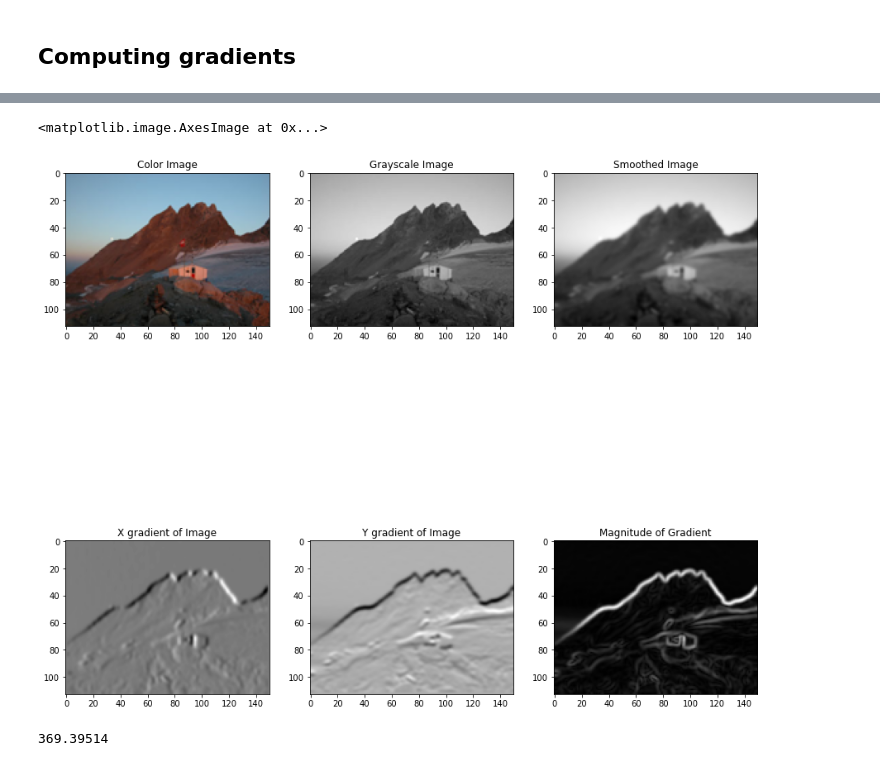
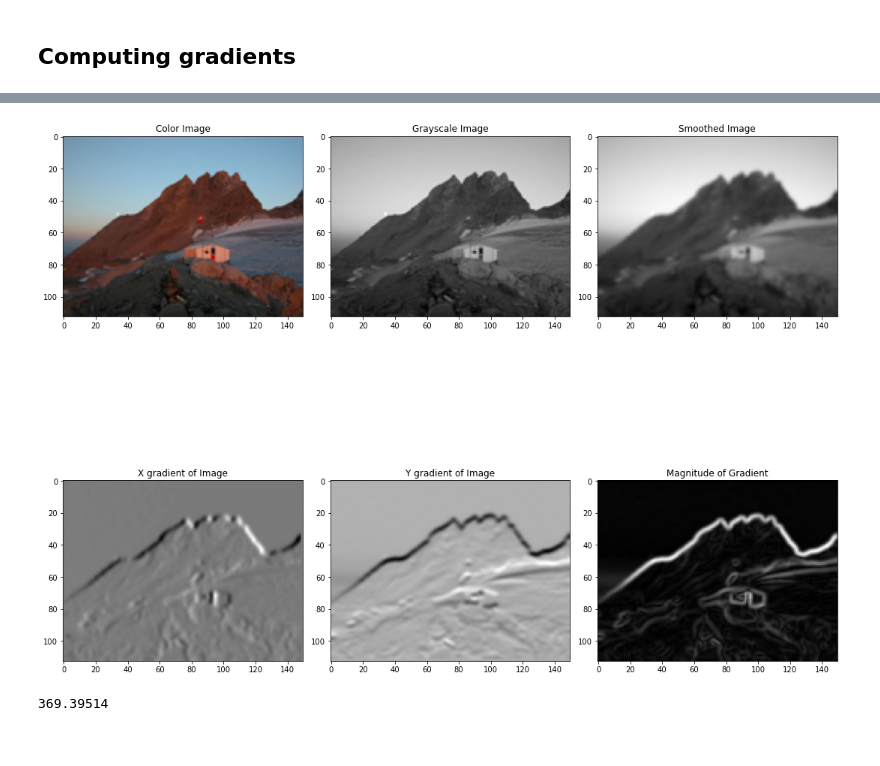
Before and after one commit to albertaillet/EPFL-CS-442, a Jupyter notebook: ES3/es3_albert.ipynb, the cells around one changed output, grey strips where cells are left out. Cells and saved outputs as stored; diff of their text form; code cells hidden in the pictures.

```diff
--- a/ES3/es3_albert.ipynb
+++ b/ES3/es3_albert.ipynb
@@ -48,33 +46,34 @@ filter of size $7 \times 7$. Choose suitable $\sigma$. What is the trade-off of
 # %%
 pn = 230
 
 img = cv2.imread("images\mountain.png")
 img = cv2.cvtColor(img, cv2.COLOR_RGB2BGR)
 plt.subplot(pn:=pn+1).set_title("Color Image")
 plt.imshow(img)
 
 img = cv2.cvtColor(img, cv2.COLOR_RGB2GRAY).astype(np.float32)
 plt.subplot(pn:=pn+1).set_title("Grayscale Image")
 plt.imshow(img)
 
 img_smoothed = cv2.GaussianBlur(img, (7, 7), 1)
 plt.subplot(pn:=pn+1).set_title("Smoothed Image")
 plt.imshow(img_smoothed)
 
 img_grad_x = cv2.Sobel(img_smoothed, ddepth=-1, dx=1, dy=0, ksize=3)
 plt.subplot(pn:=pn+1).set_title("X gradient of Image")
 plt.imshow(img_grad_x)
 
 img_grad_y = cv2.Sobel(img_smoothed, ddepth=-1, dx=0, dy=1, ksize=3)
 plt.subplot(pn:=pn+1).set_title("Y gradient of Image")
 plt.imshow(img_grad_y)
 
 img_grad_mag = np.sqrt(img_grad_x**2 + img_grad_y**2)
 plt.subplot(pn:=pn+1).set_title("Magnitude of Gradient")
 plt.imshow(img_grad_mag)
+
+plt.tight_layout()
 # %% [output]
-<matplotlib.image.AxesImage at 0x...>
-[figure, old version]
+[figure, new version]
 # %%
 images = []
 
```
Also changed, not shown: parts of 8 cells of this notebook, 5 other files.
